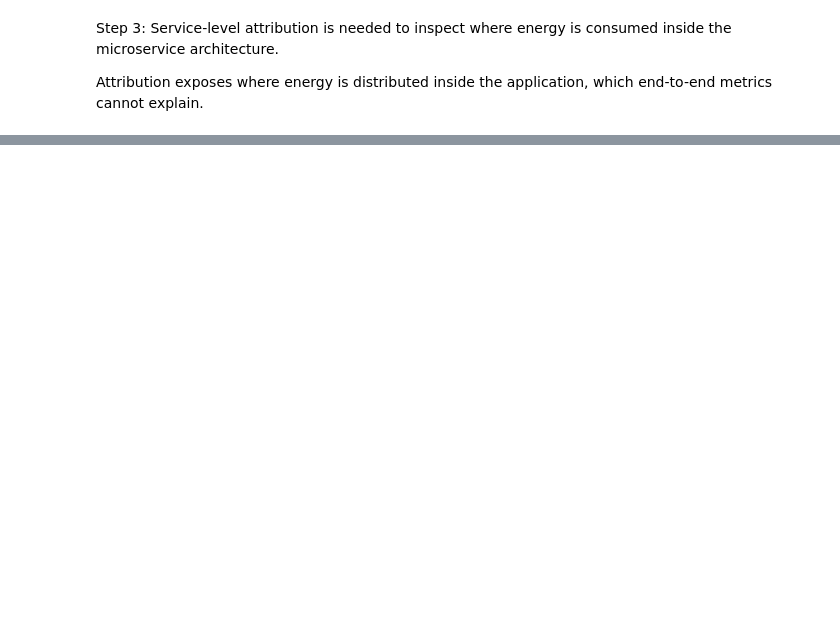
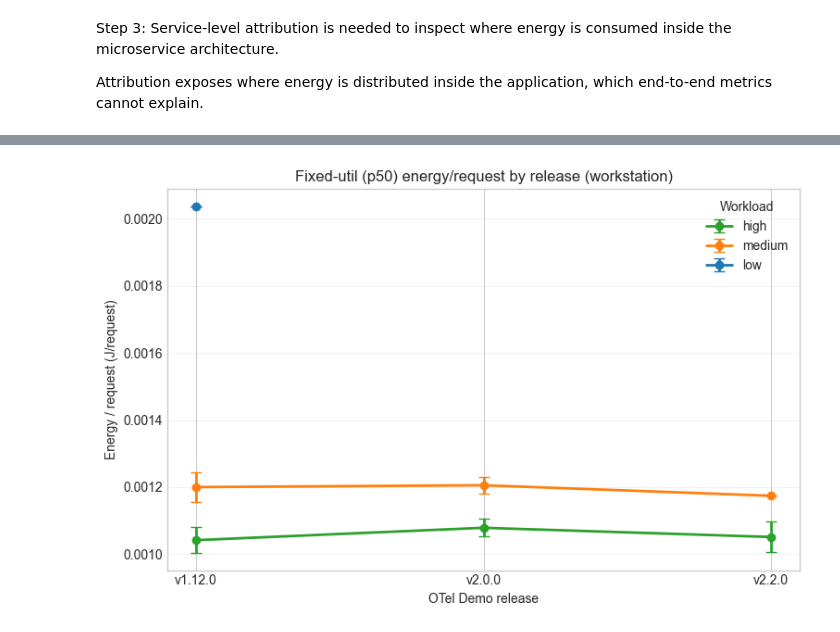
Before and after one commit to eoanodea/EnergyBenchMS, a Jupyter notebook: visualizations/otel_release_vs_energy_per_request.ipynb, the cells around one changed output, grey strips where cells are left out. Drawn from its saved outputs; the diff is of its cells as text; code cells hidden in the pictures; blank space fills up the shorter version.

```diff
--- a/visualizations/otel_release_vs_energy_per_request.ipynb
+++ b/visualizations/otel_release_vs_energy_per_request.ipynb
@@ -788,0 +1253,82 @@ TODO: This notebook currently uses release-level aggregate and attribution summa
+# %%
+# Select baseline percentile (prefer p80 when coverage is complete), then compare energy/request inside shared CPU windows
+TARGET_PERCENTILE = 80
+
+row80 = coverage_tbl[coverage_tbl['percentile'] == TARGET_PERCENTILE]
+if not row80.empty and float(row80['overlap_rate'].iloc[0]) >= 1.0:
+    selected_percentile = TARGET_PERCENTILE
+else:
+    selected_percentile = int(coverage_tbl['percentile'].iloc[0])
+
+print(f'Selected percentile baseline: p{selected_percentile}')
+
+selected_overlap = overlap_df[
+    (overlap_df['percentile'] == selected_percentile) & (overlap_df['has_overlap'])
+][['release', 'workload_level', 'overlap_low', 'overlap_high']].copy()
+
+selected_cpu_col = f'cpu_p{selected_percentile}'
+fixed_util_selected = fixed_util_df.merge(
+    selected_overlap,
+    on=['release', 'workload_level'],
+    how='inner',
+)
+
+fixed_util_selected = fixed_util_selected[
+    (fixed_util_selected[selected_cpu_col] >= fixed_util_selected['overlap_low'])
+    & (fixed_util_selected[selected_cpu_col] <= fixed_util_selected['overlap_high'])
+]
+
+if fixed_util_selected.empty:
+    raise RuntimeError('No runs left after fixed-util overlap filtering')
+
+fixed_util_summary = (
+    fixed_util_selected.groupby(['environment', 'release', 'workload_level'], observed=True)
+                      .agg(
+                          mean_energy_per_request_j=('energy_per_request_j', 'mean'),
+                          std_energy_per_request_j=('energy_per_request_j', 'std'),
+                          n=('energy_per_request_j', 'size'),
+                          mean_selected_cpu=('cpu_mean', 'mean'),
+                      )
+                      .reset_index()
+)
+
+fixed_util_summary['std_energy_per_request_j'] = fixed_util_summary['std_energy_per_request_j'].fillna(0.0)
+
+print('Fixed-util filtered runs:', len(fixed_util_selected))
+display(
+    fixed_util_summary.sort_values(['environment', 'workload_level', 'release'])
+                      .reset_index(drop=True)
+                      .round(6)
+)
+
+colors = {'high': '#2ca02c', 'medium': '#ff7f0e', 'low': '#1f77b4'}
+for env in ENV_ORDER_PAPER:
+    fig, ax = plt.subplots(figsize=(7.8, 5.0))
+    env_data = fixed_util_summary[fixed_util_summary['environment'] == env]
+
+    for wl in WORKLOAD_ORDER_PAPER:
+        s = env_data[env_data['workload_level'] == wl].sort_values('release')
+        if s.empty:
+            continue
+        ax.errorbar(
+            s['release'].astype(str),
+            s['mean_energy_per_request_j'],
+            yerr=s['std_energy_per_request_j'],
+            marker='o',
+            linewidth=2,
+            capsize=4,
+            color=colors[wl],
+            label=wl,
+        )
+
+    panel = 'workstation' if env == 'workstation' else 'ec2'
+    ax.set_title(f'Fixed-util (p{selected_percentile}) energy/request by release ({panel})')
+    ax.set_xlabel('OTel Demo release')
+    ax.set_ylabel('Energy / request (J/request)')
+    ax.grid(True, axis='y', alpha=0.25)
+    ax.legend(title='Workload')
+
+    fig.tight_layout()
+    _save_figure(fig, f'chart4_fixed_util_p{selected_percentile}_{panel}')
+    plt.show()
+# %% [output]
@@ -788,0 +1354 @@ TODO: This notebook currently uses release-level aggregate and attribution summa
+[figure, added]
```
Also changed, not shown: parts of 16 cells of this notebook, 15 other files.
